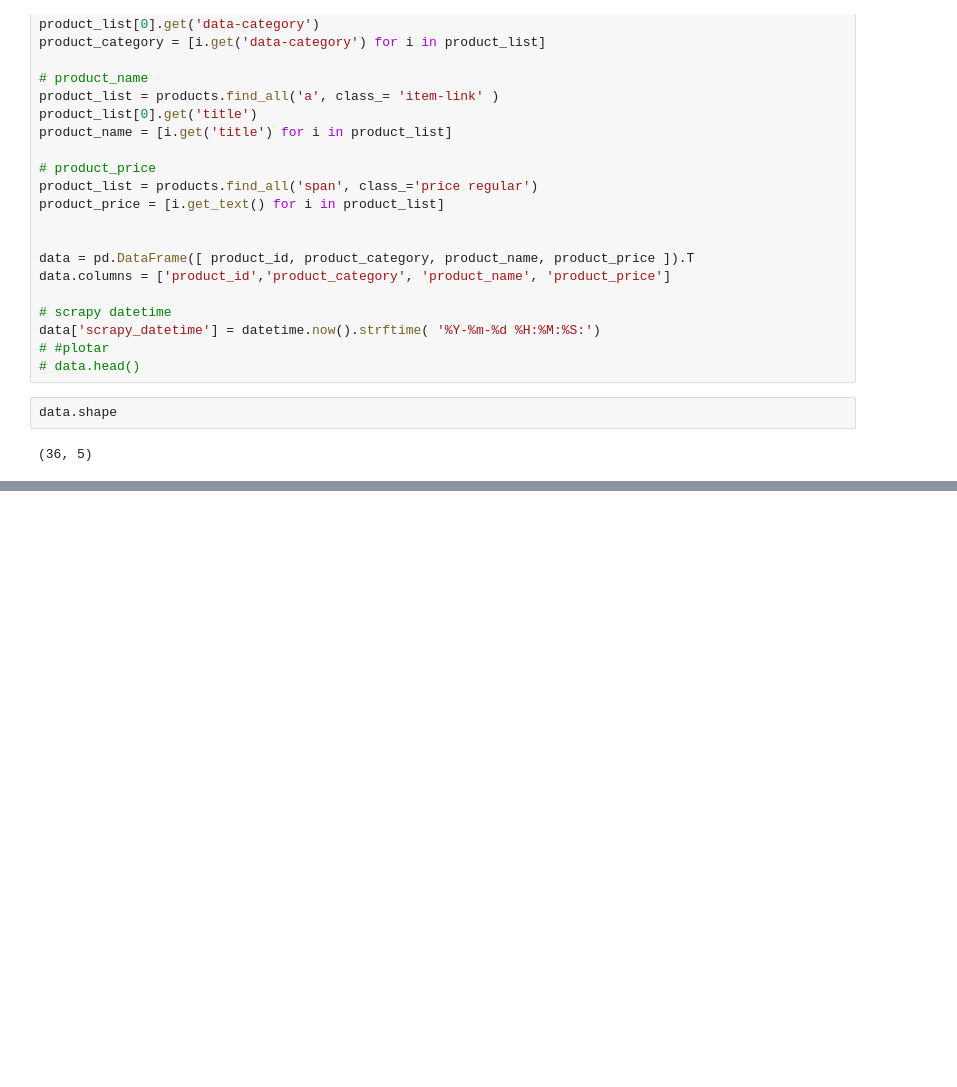
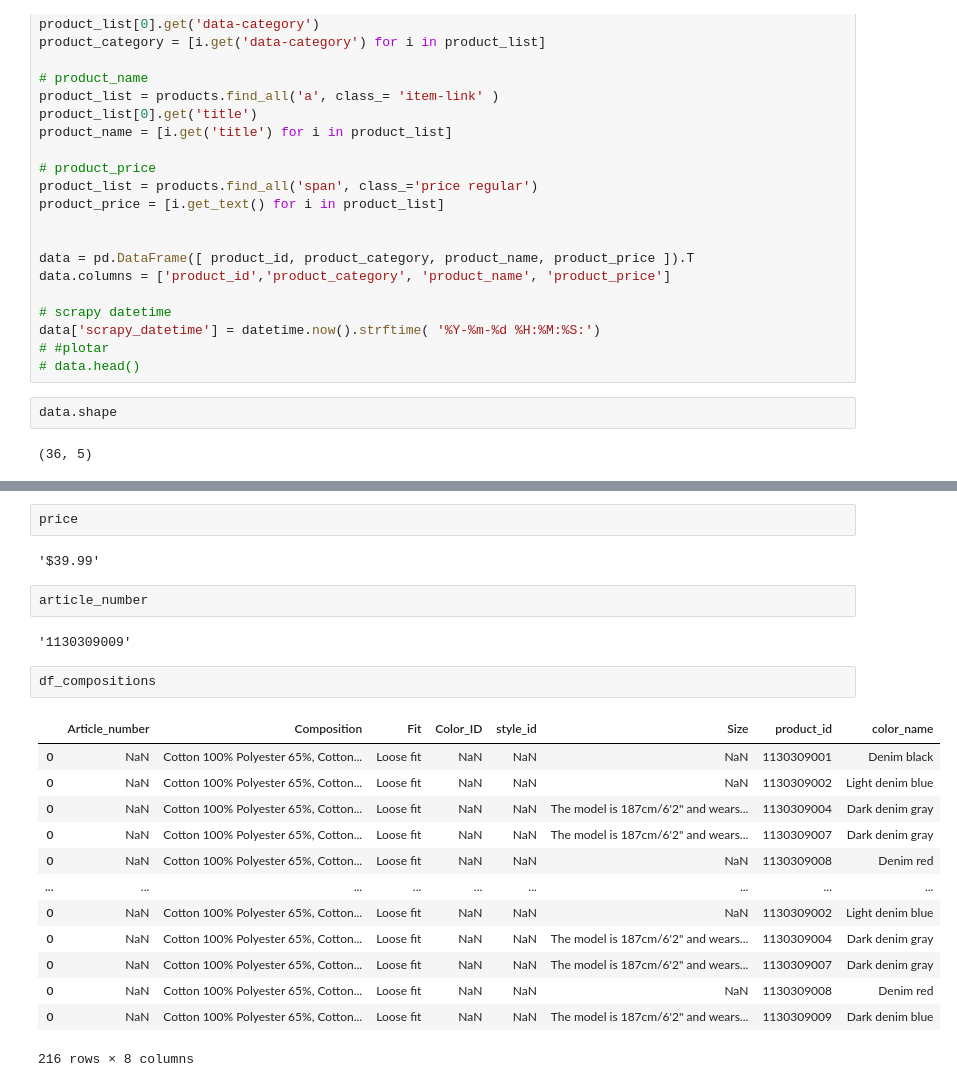
Before and after one commit to HallanMiranda/ds_dev_webscraping, a Jupyter notebook: c3-disining-etl.ipynb, the cells around one changed output, grey strips where cells are left out. Drawn from its saved outputs; the diff is of its cells as text; blank space fills up the shorter version.

```diff
--- a/c3-disining-etl.ipynb
+++ b/c3-disining-etl.ipynb
@@ -69,0 +248,24 @@ data.head()
+# %%
+price
+# %% [output]
+'$39.99'
+# %%
+article_number
+# %% [output]
+'1130309009'
+# %%
+df_compositions
+# %% [output]
+|  | Article_number | Composition | Fit | Color_ID | style_id | Size | product_id | color_name |
+| 0 | NaN | Cotton 100% Polyester 65%, Cotton... | Loose fit | NaN | NaN | NaN | 1130309001 | Denim black |
+| 0 | NaN | Cotton 100% Polyester 65%, Cotton... | Loose fit | NaN | NaN | NaN | 1130309002 | Light denim blue |
+| 0 | NaN | Cotton 100% Polyester 65%, Cotton... | Loose fit | NaN | NaN | The model is 187cm/6'2" and wears... | 1130309004 | Dark denim gray |
+| 0 | NaN | Cotton 100% Polyester 65%, Cotton... | Loose fit | NaN | NaN | The model is 187cm/6'2" and wears... | 1130309007 | Dark denim gray |
+| 0 | NaN | Cotton 100% Polyester 65%, Cotton... | Loose fit | NaN | NaN | NaN | 1130309008 | Denim red |
+| ... | ... | ... | ... | ... | ... | ... | ... | ... |
+| 0 | NaN | Cotton 100% Polyester 65%, Cotton... | Loose fit | NaN | NaN | NaN | 1130309002 | Light denim blue |
+| 0 | NaN | Cotton 100% Polyester 65%, Cotton... | Loose fit | NaN | NaN | The model is 187cm/6'2" and wears... | 1130309004 | Dark denim gray |
+| 0 | NaN | Cotton 100% Polyester 65%, Cotton... | Loose fit | NaN | NaN | The model is 187cm/6'2" and wears... | 1130309007 | Dark denim gray |
+| 0 | NaN | Cotton 100% Polyester 65%, Cotton... | Loose fit | NaN | NaN | NaN | 1130309008 | Denim red |
+| 0 | NaN | Cotton 100% Polyester 65%, Cotton... | Loose fit | NaN | NaN | The model is 187cm/6'2" and wears... | 1130309009 | Dark denim blue |
+216 rows × 8 columns
```
Also changed, not shown: parts of 9 cells of this notebook, 2 other files.
